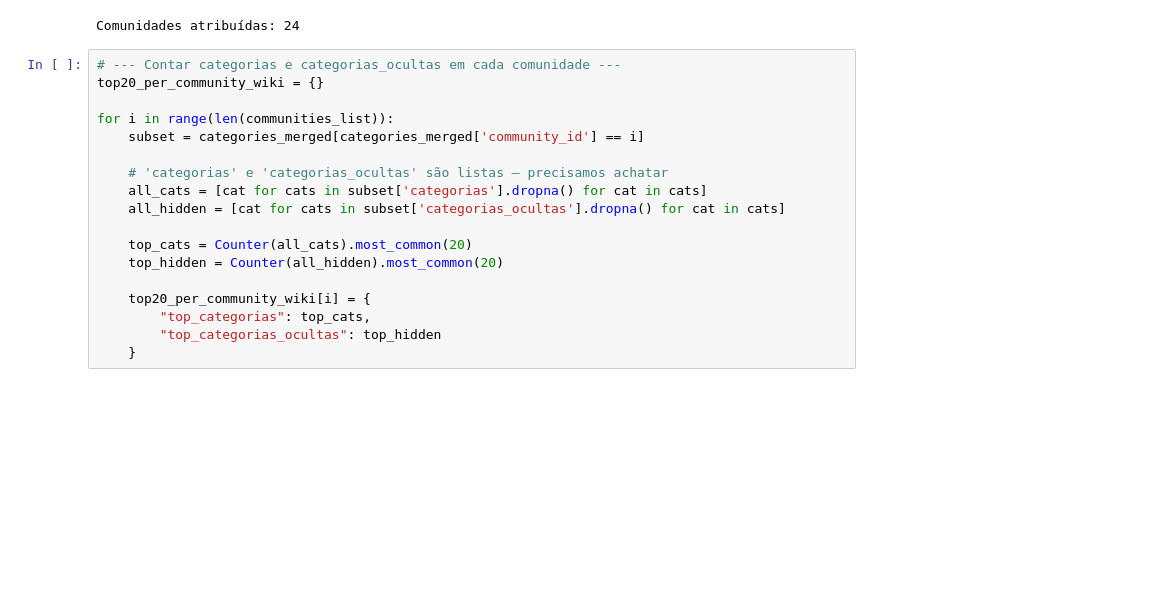
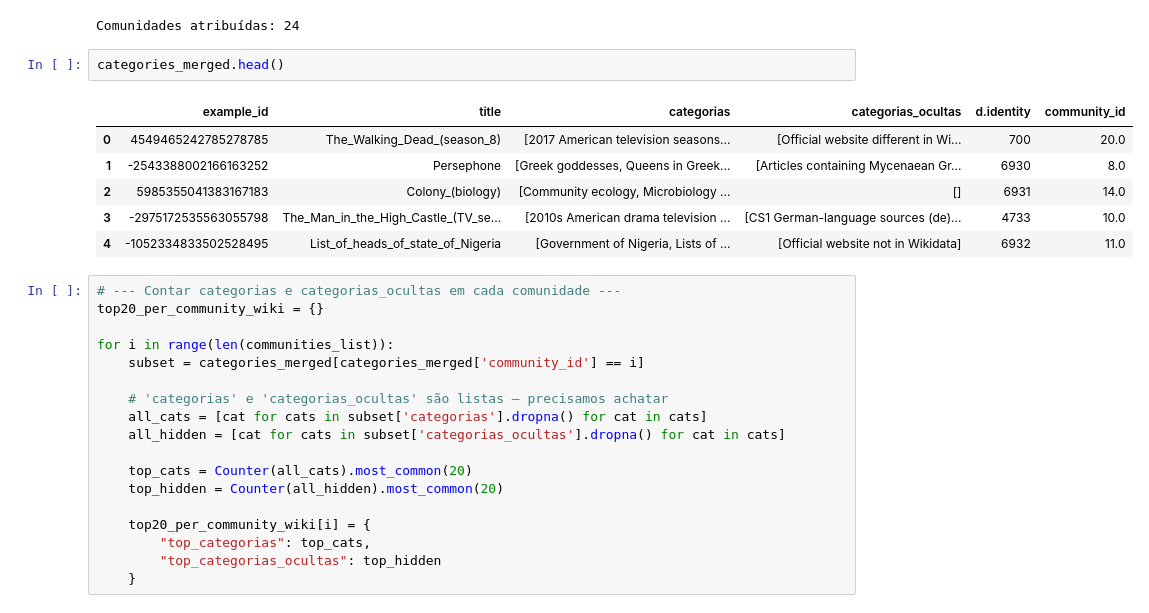
Before and after one commit to zeneto11/kg4ai-community_detection, a Jupyter notebook: community_detection/compare.ipynb, the cells around one changed output. Drawn from its saved outputs; the diff is of its cells as text; blank space fills up the shorter version.

```diff
--- a/community_detection/compare.ipynb
+++ b/community_detection/compare.ipynb
@@ -47,6 +47,15 @@ categories_merged['community_id'] = categories_merged['d.identity'].map(communit
 print(f"Comunidades atribuídas: {categories_merged['community_id'].nunique()}")
 # %% [output]
 Comunidades atribuídas: 24
+# %%
+categories_merged.head()
+# %% [output]
+|  | example_id | title | categorias | categorias_ocultas | d.identity | community_id |
+| 0 | 4549465242785278785 | The_Walking_Dead_(season_8) | [2017 American television seasons... | [Official website different in Wi... | 700 | 20.0 |
+| 1 | -2543388002166163252 | Persephone | [Greek goddesses, Queens in Greek... | [Articles containing Mycenaean Gr... | 6930 | 8.0 |
+| 2 | 5985355041383167183 | Colony_(biology) | [Community ecology, Microbiology ... | [] | 6931 | 14.0 |
+| 3 | -2975172535563055798 | The_Man_in_the_High_Castle_(TV_se... | [2010s American drama television ... | [CS1 German-language sources (de)... | 4733 | 10.0 |
+| 4 | -1052334833502528495 | List_of_heads_of_state_of_Nigeria | [Government of Nigeria, Lists of ... | [Official website not in Wikidata] | 6932 | 11.0 |
 # %%
 # --- Contar categorias e categorias_ocultas em cada comunidade ---
 top20_per_community_wiki = {}
```
Also changed, not shown: parts of 1 cell of this notebook, 12 other files.
